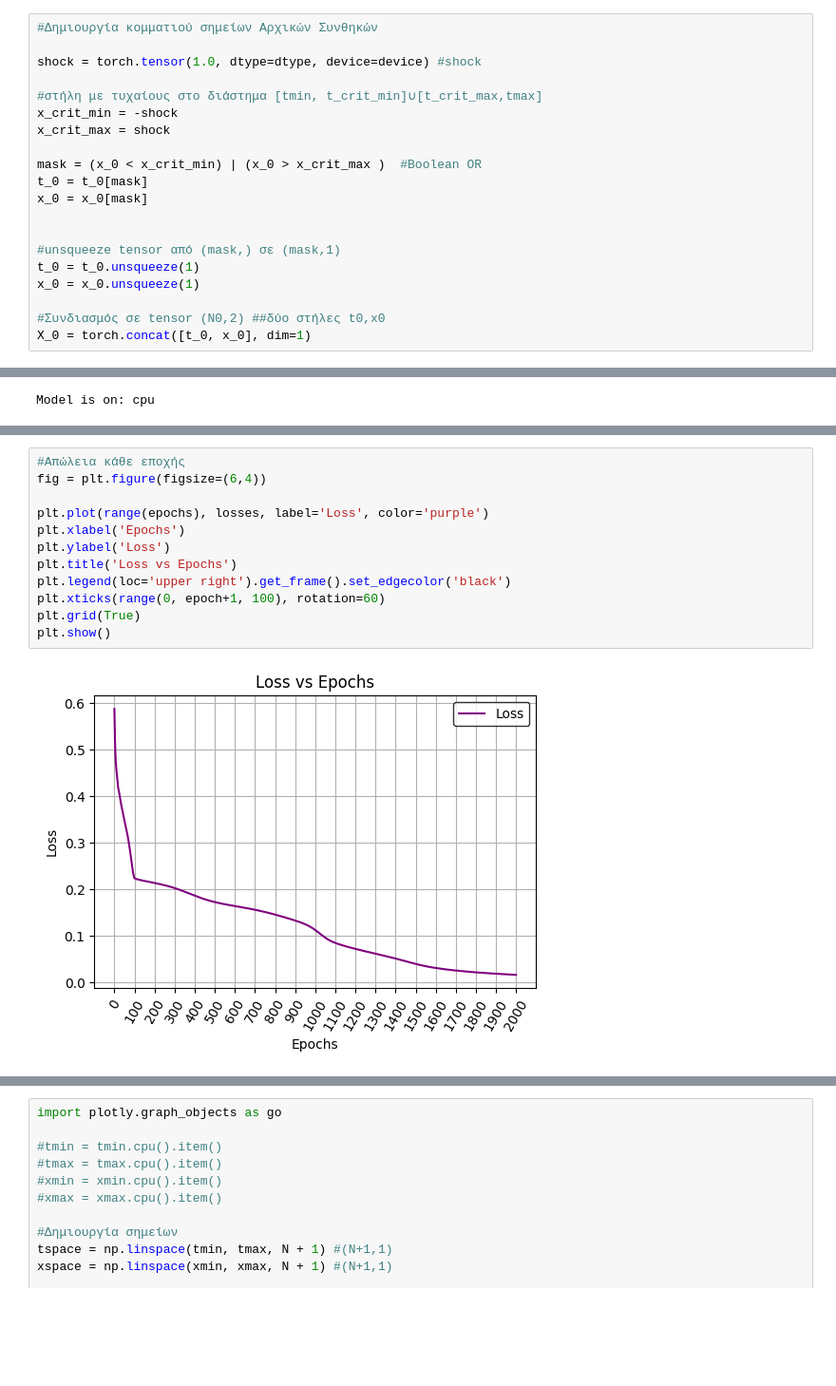
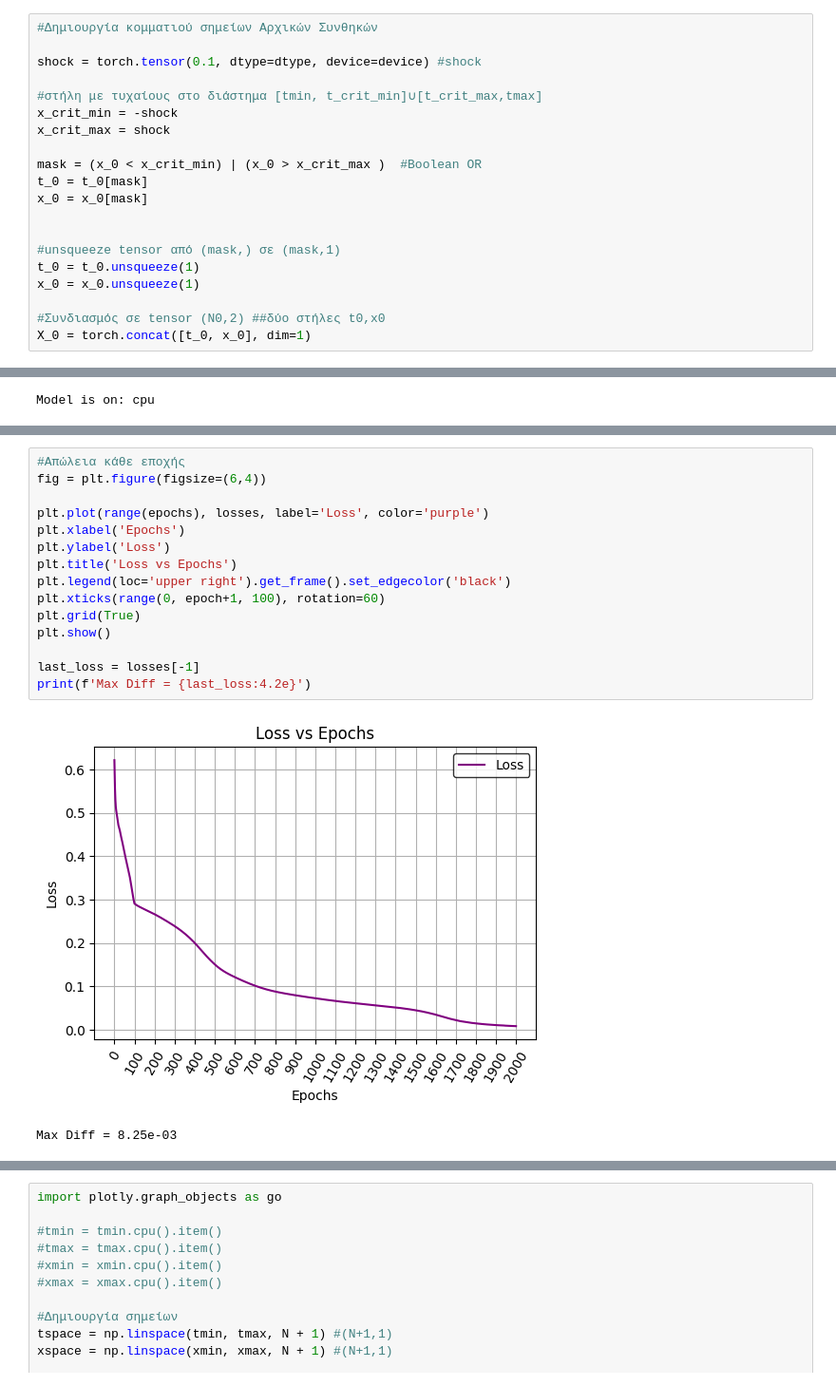
Before and after one commit to SpyridonSakellaropoulos/PINNs_Thesis, a Jupyter notebook: 2_Wave_Dirichlet/Wave_D_ShockAS_Adam_LBFGS_matlab_master.ipynb, the cells around one changed output, grey strips where cells are left out. Shown at 95% size. Drawn from its saved outputs; the diff is of its cells as text; blank space fills up the shorter version.

```diff
--- a/2_Wave_Dirichlet/Wave_D_ShockAS_Adam_LBFGS_matlab_master.ipynb
+++ b/2_Wave_Dirichlet/Wave_D_ShockAS_Adam_LBFGS_matlab_master.ipynb
@@ -186,7 +186,7 @@ X_0:  cpu
 # %%
 #Δημιουργία κομματιού σημείων Αρχικών Συνθηκών
 
-shock = torch.tensor(1.0, dtype=dtype, device=device) #shock
+shock = torch.tensor(0.1, dtype=dtype, device=device) #shock
 
 #στήλη με τυχαίους στο διάστημα [tmin, t_crit_min]∪[t_crit_max,tmax]
 x_crit_min = -shock
@@ -672,17 +672,21 @@ input(f"Να συνεχίσω το προγραμμα' ; (ναι/οχι): ").str
 # %%
 #Απώλεια κάθε εποχής
 fig = plt.figure(figsize=(6,4))
 
 plt.plot(range(epochs), losses, label='Loss', color='purple')
 plt.xlabel('Epochs')
 plt.ylabel('Loss')
 plt.title('Loss vs Epochs')
 plt.legend(loc='upper right').get_frame().set_edgecolor('black')
 plt.xticks(range(0, epoch+1, 100), rotation=60)
 plt.grid(True)
 plt.show()
+
+last_loss = losses[-1]
+print(f'Max Diff = {last_loss:4.2e}')
 # %% [output]
-[figure, old version]
+[figure, new version]
+Max Diff = 8.25e-03
 # %%
 import matplotlib.pyplot as plt
 from mpl_toolkits.mplot3d import Axes3D
```
Also changed, not shown: parts of 17 cells of this notebook, 3 other files.
